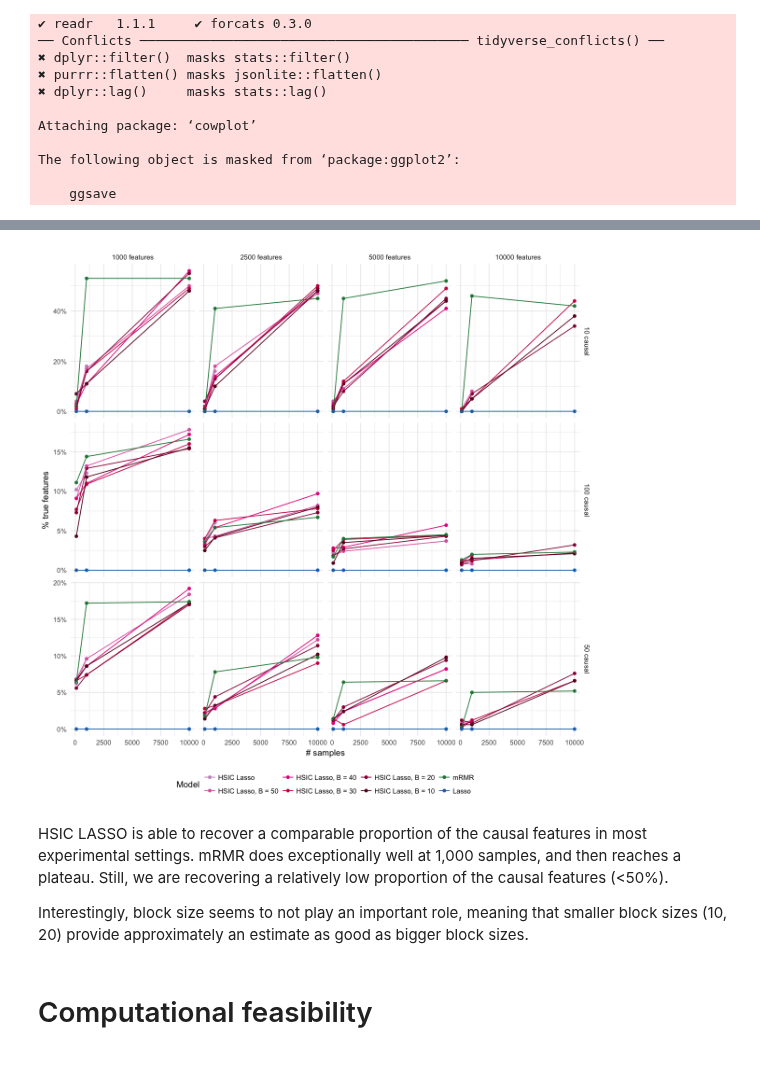
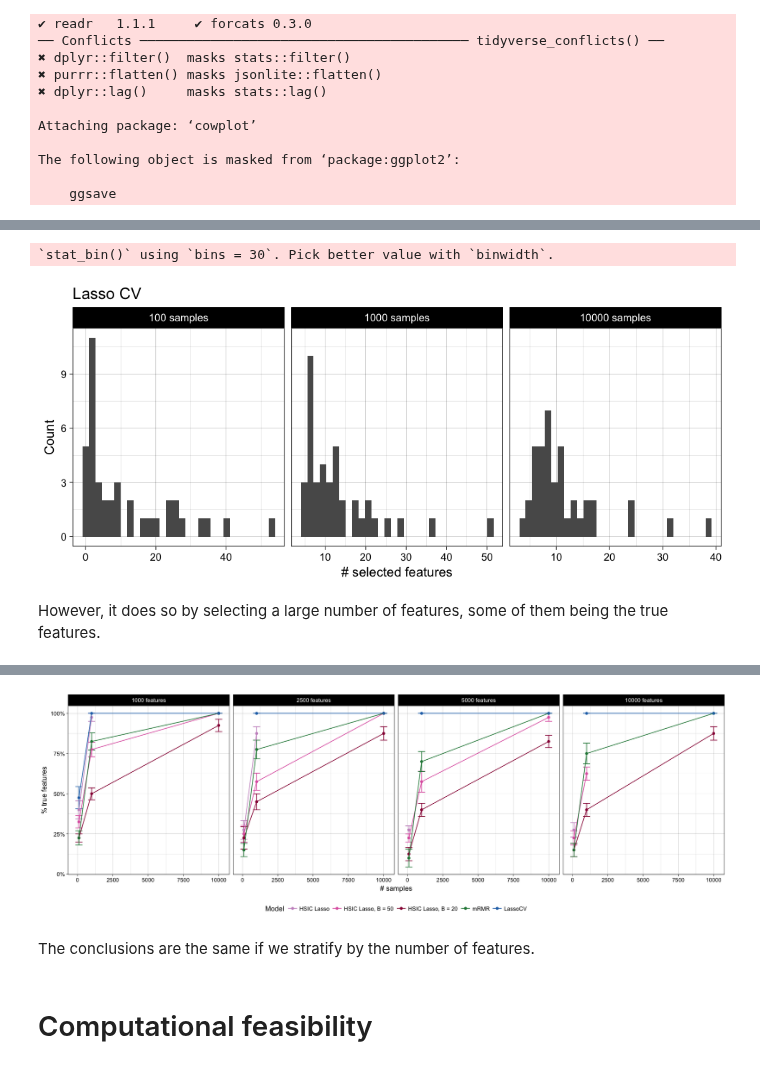
Before and after one commit to hclimente/nori, a Jupyter notebook: doc/benchmark.ipynb, the cells around one changed output, grey strips where cells are left out. Saved outputs shown, nothing was run; the diff lists cells and outputs as text; code cells hidden in the pictures.

```diff
--- a/doc/benchmark.ipynb
+++ b/doc/benchmark.ipynb
@@ -8,13 +9,13 @@ library(tidyverse)
 library(cowplot)
 
 palette <- c('HSIC Lasso' = '#c994c7', 'HSIC Lasso, B = 50' = '#df65b0',
-            'HSIC Lasso, B = 40' = '#e7298a', 'HSIC Lasso, B = 30' = '#ce1256',
-            'HSIC Lasso, B = 20' = '#980043', 'HSIC Lasso, B = 10' = '#67001f',
-            'Lasso' = '#2171b5', 'mRMR' = '#238443')
+             'HSIC Lasso, B = 40' = '#e7298a', 'HSIC Lasso, B = 30' = '#ce1256',
+             'HSIC Lasso, B = 20' = '#980043', 'HSIC Lasso, B = 10' = '#67001f',
+             'LassoCV' = '#2171b5', 'mRMR' = '#238443')
 methods <- c('HSIC Lasso', 'HSIC Lasso, B = 50',
-            'HSIC Lasso, B = 40','HSIC Lasso, B = 30',
-            'HSIC Lasso, B = 20','HSIC Lasso, B = 10',
-            'mRMR', 'Lasso')
+             'HSIC Lasso, B = 40','HSIC Lasso, B = 30',
+             'HSIC Lasso, B = 20','HSIC Lasso, B = 10',
+             'mRMR', 'LassoCV')
 samples <-  c('100 samples', '1000 samples', '10000 samples')
 feats <-  c('1000 features', '2500 features', '5000 features', '10000 features')
 # %% [output]
@@ -40,11 +39,10 @@ First, we evaluate the ability of each algorithm to recover the causal features.
 # %%
-features <- read_tsv('../results/benchmark/feature_selection.tsv', col_types = 'cddiid') %>%
-    mutate(model = gsub('hsic_lasso-b0', 'HSIC Lasso', model),
-           model = gsub('hsic_lasso', 'HSIC Lasso', model),
+features <- read_tsv('../results/benchmark/feature_selection.tsv', col_types = 'ciiiiid') %>%
+    mutate(model = gsub('hsic_lasso', 'HSIC Lasso', model),
            model = gsub('-b', ', B = ', model),
-           model = gsub('lasso', 'Lasso', model),
            model = factor(model, levels = methods)) %>%
-    group_by(model, n, d, c) %>%
-    summarize(sd = sd(TPR), TPR = mean(TPR), ended = n()) %>%
+    group_by(model, samples, features) %>%
+    summarize(ended = sum(!is.na(tpr)),
+              sem = sd(tpr) / sqrt(ended), tpr = mean(tpr)) %>%
     ungroup
 # %%
@@ -67,16 +72,30 @@ features %>%
+# %%
+options(repr.plot.width=8, repr.plot.height=3.5)
+read_tsv('../results/benchmark/feature_selection.tsv', col_types = 'ciiiiid') %>%
+    filter(model == 'LassoCV') %>%
+    mutate(n = paste(samples, 'samples')) %>%
+    ggplot(aes(selected)) +
+        geom_histogram() +
+        theme_linedraw() +
+        facet_grid(. ~ n, scales = 'free') +
+        labs(x = '# selected features', y = 'Count', title = 'Lasso CV')
+# %% [output]
+`stat_bin()` using `bins = 30`. Pick better value with `binwidth`.
+[figure, added]
+# %% [markdown]
+However, it does so by selecting a large number of features, some of them being the true features.
 # %%
-options(repr.plot.width=10, repr.plot.height=10)
+options(repr.plot.width=15, repr.plot.height=5)
 features %>%
-    mutate(d = factor(paste(d, 'features'), levels = feats),
-           c = paste(c, 'causal')) %>%
-    ggplot(aes(x = n, y = TPR, color = model)) +
-#         geom_errorbar(aes(ymin = TPR - sd, ymax = TPR + sd)) +
+    mutate(d = factor(paste(features, 'features'), levels = feats)) %>%
+    ggplot(aes(x = samples, y = tpr, color = model)) +
+        geom_errorbar(aes(ymin = tpr - sem, ymax = tpr + sem), width = 500) +
         geom_point() +
         geom_line() +
-        theme_minimal() +
+        theme_linedraw() +
         theme(legend.position = 'bottom') +
         labs(x = '# samples', y = '% true features', color = 'Model') +
-        facet_grid(c ~ d, scales = 'free') +
+        facet_grid(. ~ d, scales = 'free') +
         scale_y_continuous(labels = scales::percent) +
         scale_color_manual(values = palette)
 # %% [output]
@@ -83,8 +106,6 @@ features %>%
-[figure, old version]
+[figure, new version]
-# %% [markdown]
-HSIC LASSO is able to recover a comparable proportion of the causal features in most experimental settings. mRMR does exceptionally well at 1,000 samples, and then reaches a plateau. Still, we are recovering a relatively low proportion of the causal features (<50%).
-
-Interestingly, block size seems to not play an important role, meaning that smaller block sizes (10, 20) provide approximately an estimate as good as bigger block sizes.
+# %% [markdown]
+The conclusions are the same if we stratify by the number of features.
 # %% [markdown]
 # Computational feasibility
 # %%
```
Also changed, not shown: parts of 14 cells of this notebook, 5 other files.
